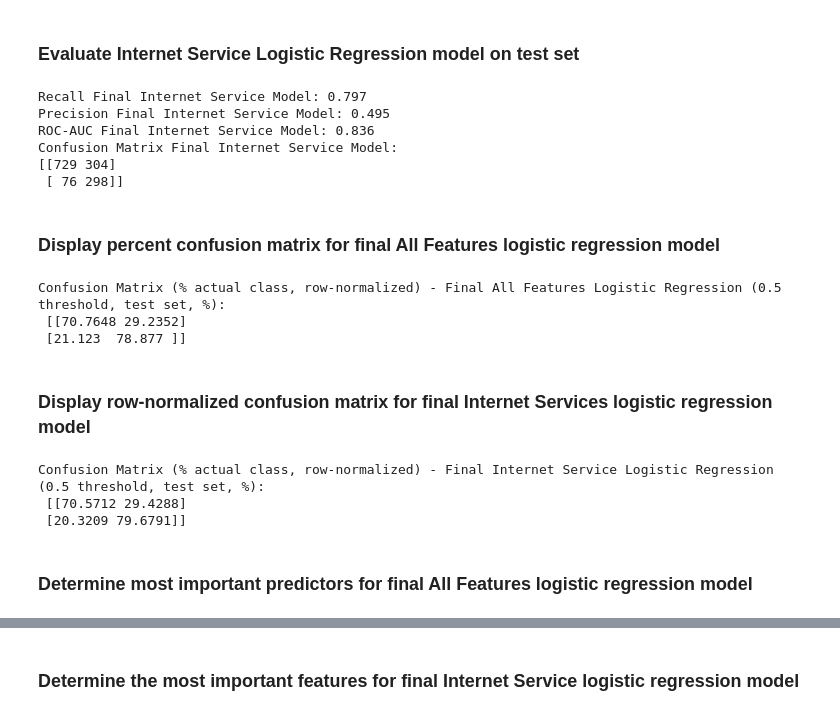
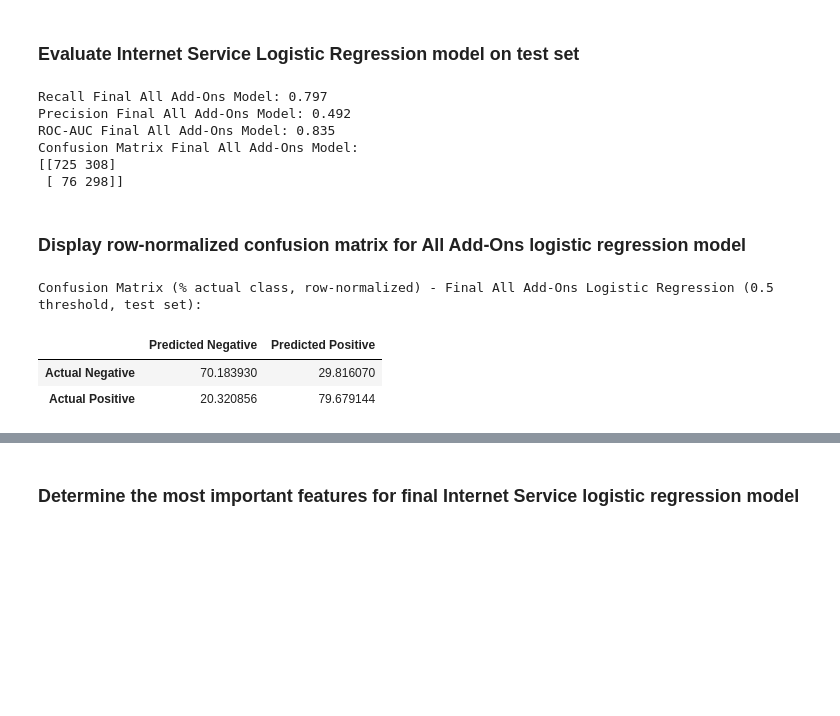
Before and after one commit to amschiltz/springboard_projects, a Jupyter notebook: Capstone_2/notebooks/04_telco_churn_modeling.ipynb, the cells around one changed output, grey strips where cells are left out. Drawn from its saved outputs; the diff is of its cells as text; code cells hidden in the pictures; blank space fills up the shorter version.

```diff
--- a/Capstone_2/notebooks/04_telco_churn_modeling.ipynb
+++ b/Capstone_2/notebooks/04_telco_churn_modeling.ipynb
@@ -1113,55 +878,41 @@ Confusion Matrix All Features Model:
 # %% [markdown]
 ### Evaluate Internet Service Logistic Regression model on test set
 # %%
-# Compare predictions to true labels
-recall_internet_service = recall_score(y_test, y_pred_final_logreg_thresh_internet_service)
-precision_internet_service = precision_score(y_test, y_pred_final_logreg_thresh_internet_service)
-roc_auc_internet_service = roc_auc_score(y_test, y_proba_final_logreg_internet_service)
-cm_internet_service = confusion_matrix(y_test, y_pred_final_logreg_thresh_internet_service)
+# Compare predictions to true labels--All Add-Ons Model
+recall_all_add_ons = recall_score(y_test, y_pred_final_logreg_all_add_ons)
+precision_all_add_ons = precision_score(y_test, y_pred_final_logreg_all_add_ons)
+roc_auc_all_add_ons = roc_auc_score(y_test, y_proba_final_logreg_all_add_ons)
+cm_all_add_ons = confusion_matrix(y_test, y_pred_final_logreg_all_add_ons)
 
-print(f"Recall Final Internet Service Model: {recall_internet_service:.3f}")
-print(f"Precision Final Internet Service Model: {precision_internet_service:.3f}")
-print(f"ROC-AUC Final Internet Service Model: {roc_auc_internet_service:.3f}")
-print("Confusion Matrix Final Internet Service Model:")
-print(cm_internet_service)
+print(f"Recall Final All Add-Ons Model: {recall_all_add_ons:.3f}")
+print(f"Precision Final All Add-Ons Model: {precision_all_add_ons:.3f}")
+print(f"ROC-AUC Final All Add-Ons Model: {roc_auc_all_add_ons:.3f}")
+print("Confusion Matrix Final All Add-Ons Model:")
+print(cm_all_add_ons)
 # %% [output]
-Recall Final Internet Service Model: 0.797
-Precision Final Internet Service Model: 0.495
-ROC-AUC Final Internet Service Model: 0.836
-Confusion Matrix Final Internet Service Model:
-[[729 304]
+Recall Final All Add-Ons Model: 0.797
+Precision Final All Add-Ons Model: 0.492
+ROC-AUC Final All Add-Ons Model: 0.835
+Confusion Matrix Final All Add-Ons Model:
+[[725 308]
  [ 76 298]]
-# %% [markdown]
-### Display percent confusion matrix for final All Features logistic regression model
-# %%
-# Display percent confusion matrix for final logistic regression model (test set)
-def confusion_matrix_percentages(cm):
-    cm = cm.astype(np.float64)
-    row_sums = cm.sum(axis=1, keepdims=True)
-    percent_cm = np.round(100 * cm / row_sums, 4)
-    return percent_cm
-
-cm_pct_all_features = confusion_matrix_percentages(cm_all_features)
-print("Confusion Matrix (% actual class, row-normalized) - Final All Features Logistic Regression (0.5 threshold, test set, %):\n", cm_pct_all_features)
-# %% [output]
-Confusion Matrix (% actual class, row-normalized) - Final All Features Logistic Regression (0.5 threshold, test set, %):
- [[70.7648 29.2352]
- [21.123  78.877 ]]
 # %% [markdown]
-### Display row-normalized confusion matrix for final Internet Services logistic regression model
+### Display row-normalized confusion matrix for All Add-Ons logistic regression model
 # %%
 def confusion_matrix_percentages(cm):
-    cm = cm.astype(np.float64)
-    row_sums = cm.sum(axis=1, keepdims=True)
-    percent_cm = np.round(100 * cm / row_sums, 4)
-    return percent_cm
+    cm_pct = cm.astype('float') / cm.sum(axis=1)[:, np.newaxis] * 100
+    return pd.DataFrame(
+        cm_pct,
+        index=['Actual Negative', 'Actual Positive'],
+        columns=['Predicted Negative', 'Predicted Positive']
+    )
 
-cm_pct_internet_service = confusion_matrix_percentages(cm_internet_service)
+cm_pct_all_add_ons = confusion_matrix_percentages(cm_all_add_ons)
 
-print("Confusion Matrix (% actual class, row-normalized) - Final Internet Service Logistic Regression (0.5 threshold, test set, %):\n", cm_pct_internet_service)
+print("Confusion Matrix (% actual class, row-normalized) - Final All Add-Ons Logistic Regression (0.5 threshold, test set):")
+display(cm_pct_all_add_ons)
 # %% [output]
-Confusion Matrix (% actual class, row-normalized) - Final Internet Service Logistic Regression (0.5 threshold, test set, %):
- [[70.5712 29.4288]
- [20.3209 79.6791]]
+Confusion Matrix (% actual class, row-normalized) - Final All Add-Ons Logistic Regression (0.5 threshold, test set):
+|  | Predicted Negative | Predicted Positive |
+| Actual Negative | 70.183930 | 29.816070 |
+| Actual Positive | 20.320856 | 79.679144 |
-# %% [markdown]
-### Determine most important predictors for final All Features logistic regression model
```
Also changed, not shown: parts of 44 cells of this notebook, 2 other files.
